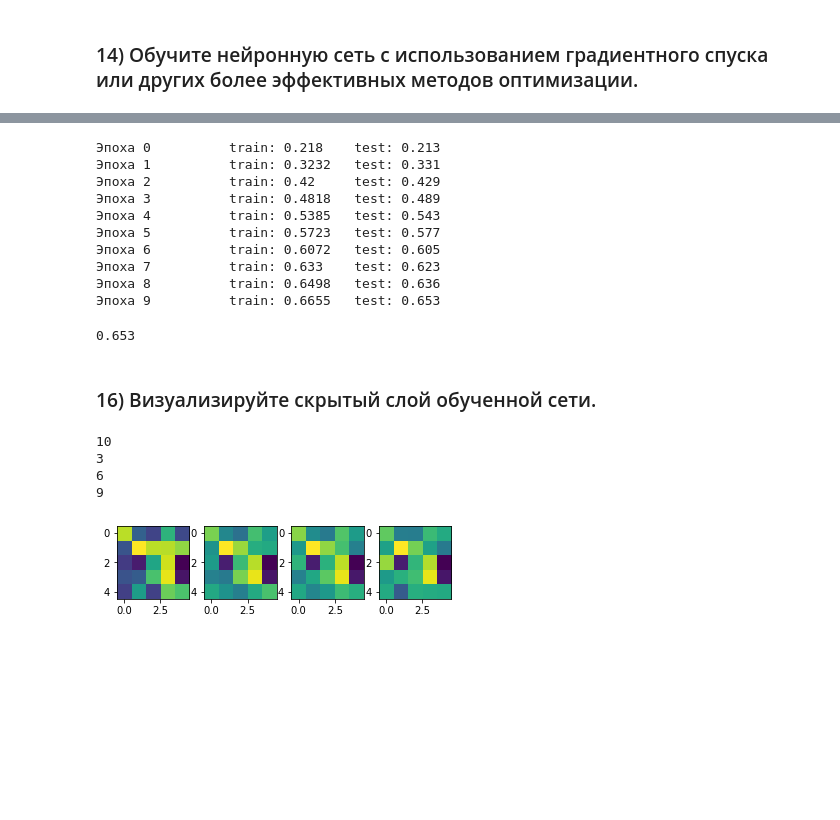
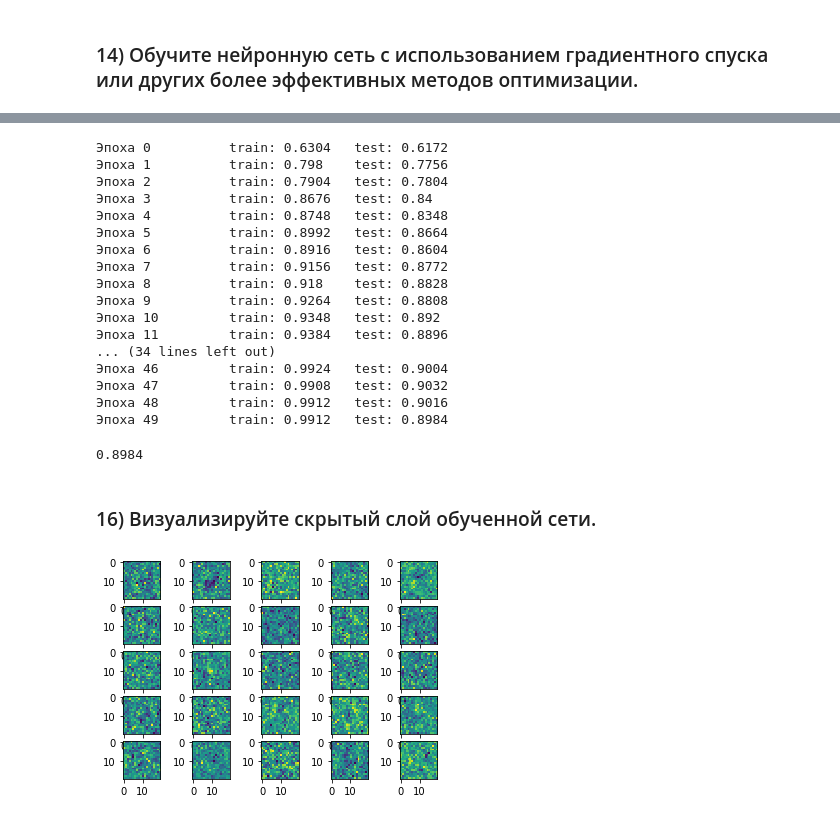
Before and after one commit to ByMyTry/MO_3sem, a Jupyter notebook: laba4/laba4.ipynb, the cells around one changed output, grey strips where cells are left out. Cells and saved outputs as stored; diff of their text form; code cells hidden in the pictures; blank space fills up the shorter version.

```diff
--- a/laba4/laba4.ipynb
+++ b/laba4/laba4.ipynb
@@ -341,0 +439,10 @@ num_delta_nabla_b, num_delta_nabla_w = nn_l2.numerical_backprop(x_, y_, eps=1e-4
+# %%
+lst = []
+
+for i in range(len(delta_nabla_w)):
+    for j in range(len(delta_nabla_w[i])):
+        v1, v2 = delta_nabla_w[i][j], num_delta_nabla_w[i][j]
+        diff = np.linalg.norm(v1 - v2) / (np.linalg.norm(v1) + np.linalg.norm(v2))
+        lst.append(diff)
+
+np.mean(lst)
@@ -341,0 +451,10 @@ num_delta_nabla_b, num_delta_nabla_w = nn_l2.numerical_backprop(x_, y_, eps=1e-4
+# %%
+lst = []
+
+for i in range(len(delta_nabla_b)):
+    for j in range(len(delta_nabla_b[i])):
+        v1, v2 = delta_nabla_b[i][j], num_delta_nabla_b[i][j]
+        diff = np.linalg.norm(v1 - v2) / (np.linalg.norm(v1) + np.linalg.norm(v2))
+        lst.append(diff)
+
+np.mean(lst)
@@ -396,33 +510,35 @@ nn_l2.SGD(train_data, eta=0.5, mini_batch_size=32, epochs=10, test_data=test_dat
 # %%
-nn_l2 = RegularizedNetwork([400, 25, 10], l2=0.0001, backprop_strategy='numeric')
-nn_l2.SGD(train_data, eta=0.5, mini_batch_size=32, epochs=10, test_data=test_data)
+# nn_l2 = RegularizedNetwork([400, 25, 10], l2=0, backprop_strategy='analitic', random_state=42)
+nn = Network([400, 25, 10], random_state=42)
+nn.SGD(train_data, eta=0.5, mini_batch_size=16, epochs=50, test_data=test_data)
 # %% [output]
-Эпоха 0          train: 0.218    test: 0.213
-Эпоха 1          train: 0.3232   test: 0.331
-Эпоха 2          train: 0.42     test: 0.429
-Эпоха 3          train: 0.4818   test: 0.489
-Эпоха 4          train: 0.5385   test: 0.543
-Эпоха 5          train: 0.5723   test: 0.577
-Эпоха 6          train: 0.6072   test: 0.605
-Эпоха 7          train: 0.633    test: 0.623
-Эпоха 8          train: 0.6498   test: 0.636
-Эпоха 9          train: 0.6655   test: 0.653
+Эпоха 0          train: 0.6304   test: 0.6172
+Эпоха 1          train: 0.798    test: 0.7756
+Эпоха 2          train: 0.7904   test: 0.7804
+Эпоха 3          train: 0.8676   test: 0.84
+Эпоха 4          train: 0.8748   test: 0.8348
+Эпоха 5          train: 0.8992   test: 0.8664
+Эпоха 6          train: 0.8916   test: 0.8604
+Эпоха 7          train: 0.9156   test: 0.8772
+Эпоха 8          train: 0.918    test: 0.8828
+Эпоха 9          train: 0.9264   test: 0.8808
+Эпоха 10         train: 0.9348   test: 0.892
+Эпоха 11         train: 0.9384   test: 0.8896
+... (34 lines left out)
+Эпоха 46         train: 0.9924   test: 0.9004
+Эпоха 47         train: 0.9908   test: 0.9032
+Эпоха 48         train: 0.9912   test: 0.9016
+Эпоха 49         train: 0.9912   test: 0.8984
-0.653
+0.8984
 # %% [markdown]
 ### 16) Визуализируйте скрытый слой обученной сети.
-# %%
-v_images_indexes = [0, 1500, 3000, 4500]
-
-f, axarr = plt.subplots(1, len(v_images_indexes))
-for i, img_i in enumerate(v_images_indexes):
-    a1 = nn_l2.feedforward(features[img_i], layer_i=0).reshape((5,5))
-    print(labels[img_i])
-    axarr[i].imshow(a1)
-
-plt.show()
-# %% [output]
-10
-3
-6
-9
-[figure, removed]
+# %%
+j = 0
+f, axarr = plt.subplots(5, 5)
+for i, wi in enumerate(nn.weights[0]):
+    if i != 0 and i % 5 == 0:
+        j += 1
+    axarr[j, i % 5].imshow(wi.reshape((20,20)), interpolation='none')
+plt.show()
+# %% [output]
+[figure, added]
```
Also changed, not shown: parts of 37 cells of this notebook, 1 other file.
